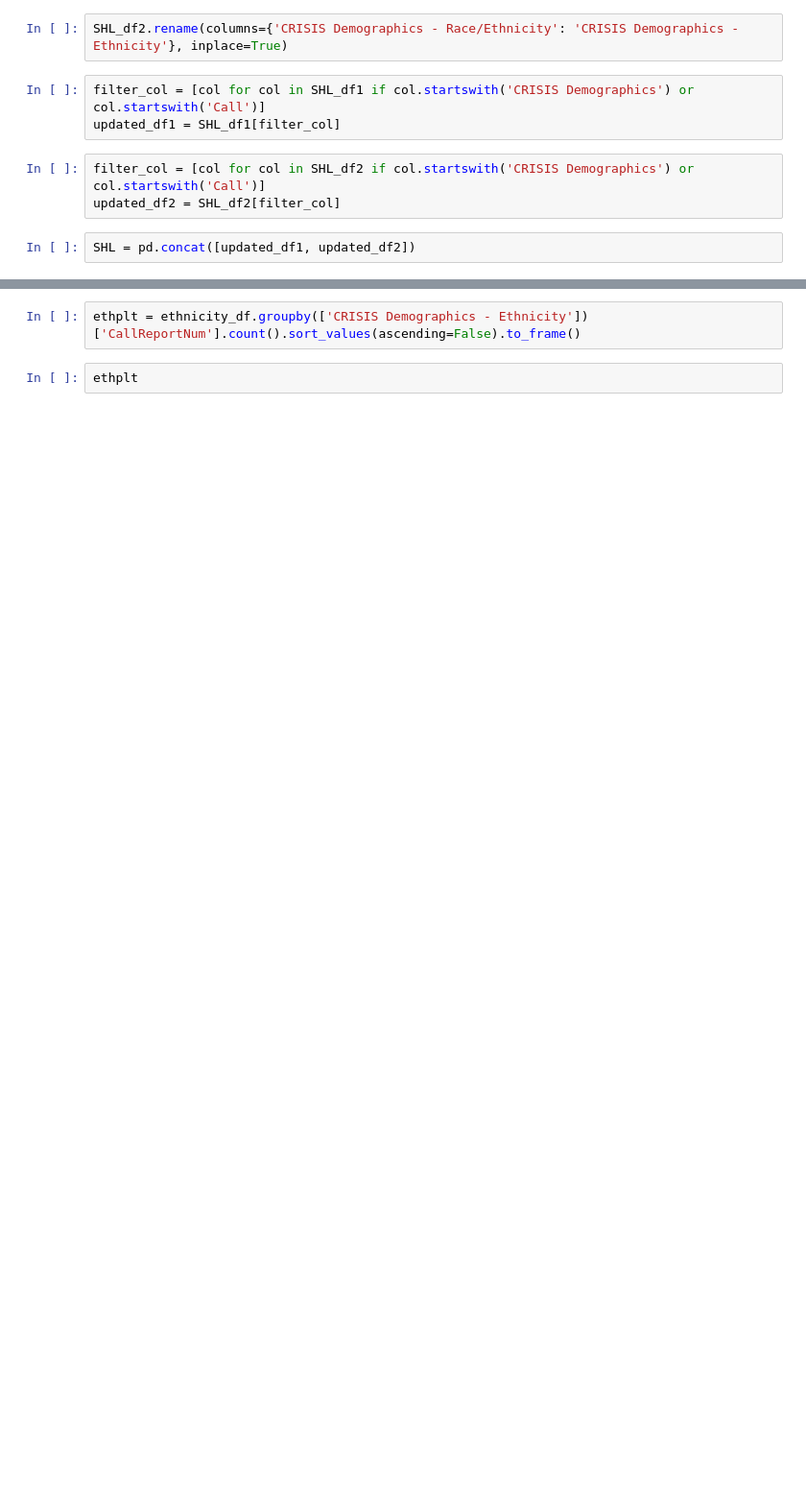
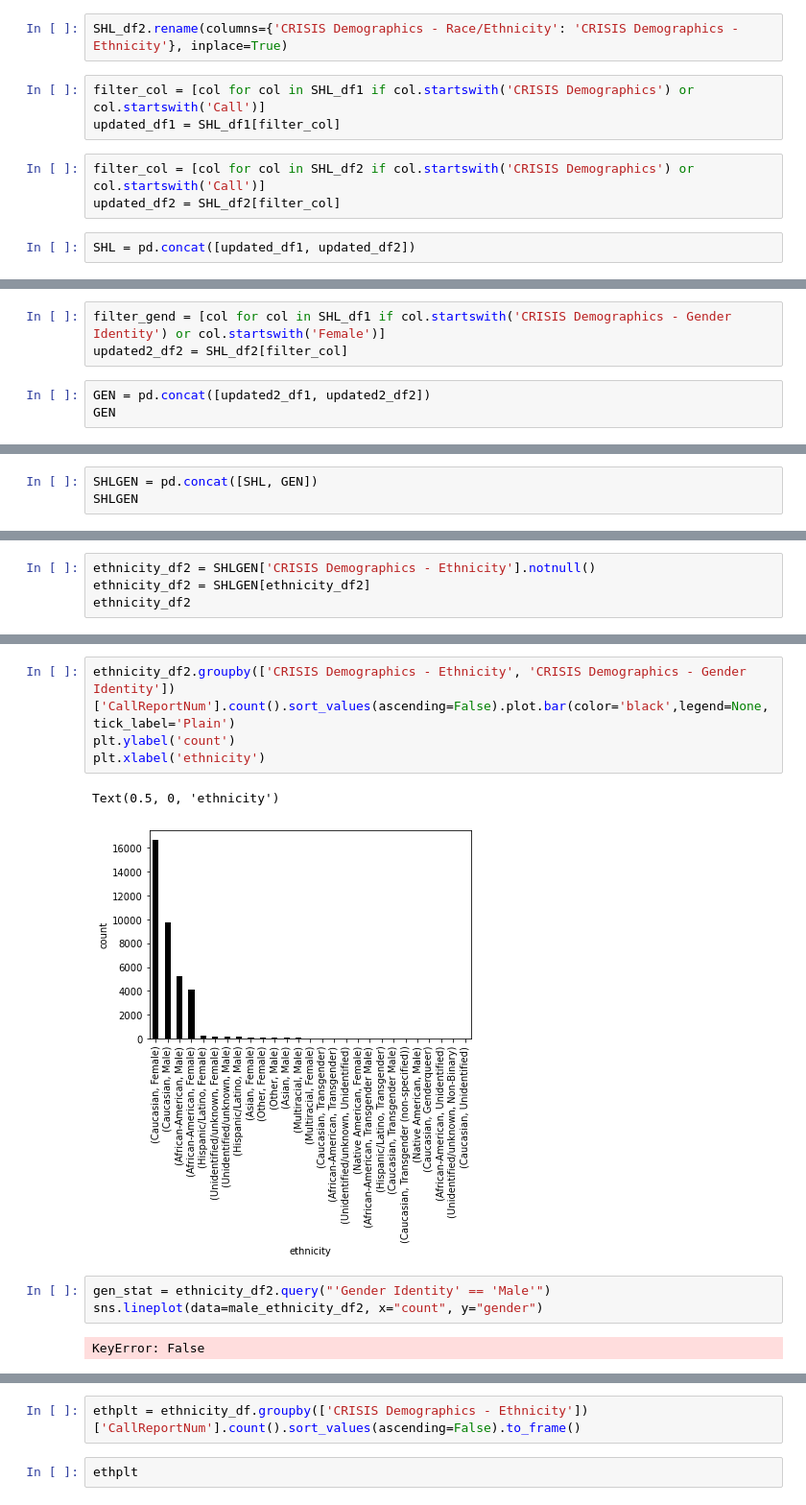
Before and after one commit to NSS-Data-Analytics-Cohort-6/fcs-crisis-holi-data-in-the-sun, a Jupyter notebook: notebook/crisis exploration 2.ipynb, the cells around one changed output, grey strips where cells are left out. Shown at 96% size. Saved outputs shown, nothing was run; the diff lists cells and outputs as text; blank space fills up the shorter version.

Commit message:
brought in gender with ethnicity for a bar chart, currently trying to get a different visual going so I can see the count for each race

```diff
--- a/notebook/crisis exploration 2.ipynb
+++ b/notebook/crisis exploration 2.ipynb
@@ -33,0 +85,6 @@ ethnicity_df
+# %%
+filter_gend = [col for col in SHL_df1 if col.startswith('CRISIS Demographics - Gender Identity') or col.startswith('Female')]
+updated2_df2 = SHL_df2[filter_col]
+# %%
+GEN = pd.concat([updated2_df1, updated2_df2])
+GEN
@@ -33,0 +105,3 @@ ethnicity_df
+# %%
+SHLGEN = pd.concat([SHL, GEN])
+SHLGEN
@@ -35,0 +148,4 @@ ethnicity_df.groupby(['CRISIS Demographics - Ethnicity'])['CallReportNum'].count
+# %%
+ethnicity_df2 = SHLGEN['CRISIS Demographics - Ethnicity'].notnull()
+ethnicity_df2 = SHLGEN[ethnicity_df2]
+ethnicity_df2
@@ -35,0 +166,12 @@ ethnicity_df.groupby(['CRISIS Demographics - Ethnicity'])['CallReportNum'].count
+# %%
+ethnicity_df2.groupby(['CRISIS Demographics - Ethnicity', 'CRISIS Demographics - Gender Identity'])['CallReportNum'].count().sort_values(ascending=False).plot.bar(color='black',legend=None, tick_label='Plain')
+plt.ylabel('count')
+plt.xlabel('ethnicity')
+# %% [output]
+Text(0.5, 0, 'ethnicity')
+[figure, added]
+# %%
+gen_stat = ethnicity_df2.query("'Gender Identity' == 'Male'")
+sns.lineplot(data=male_ethnicity_df2, x="count", y="gender")
+# %% [output]
+KeyError: False
```
Also changed, not shown: parts of 23 cells of this notebook.
